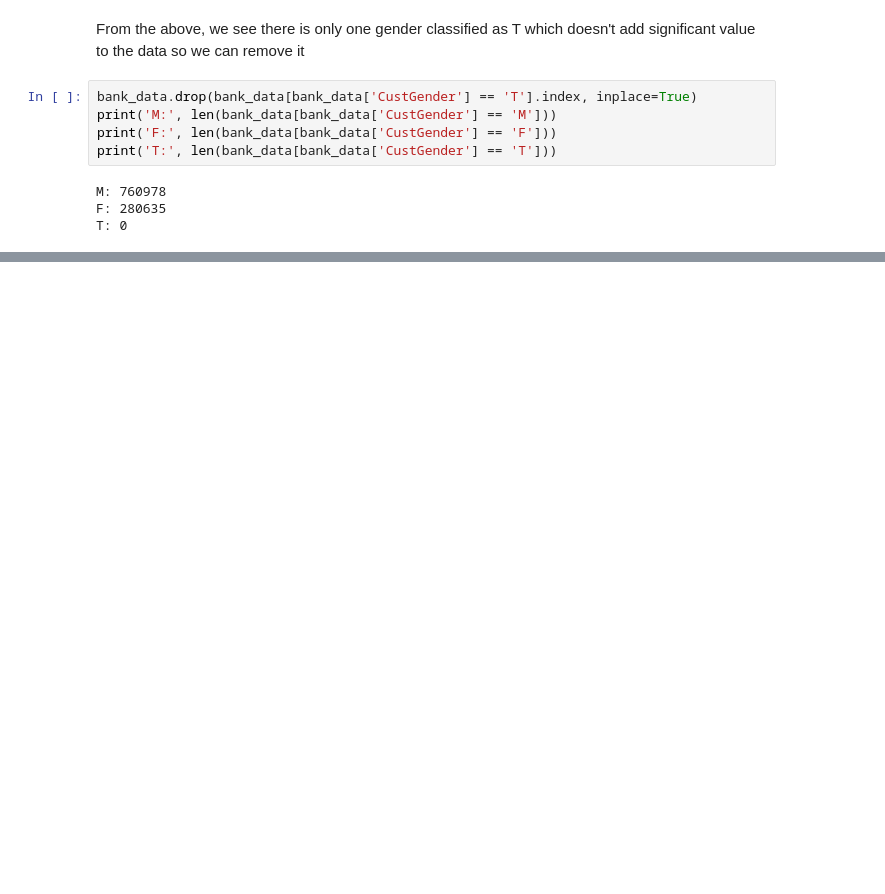
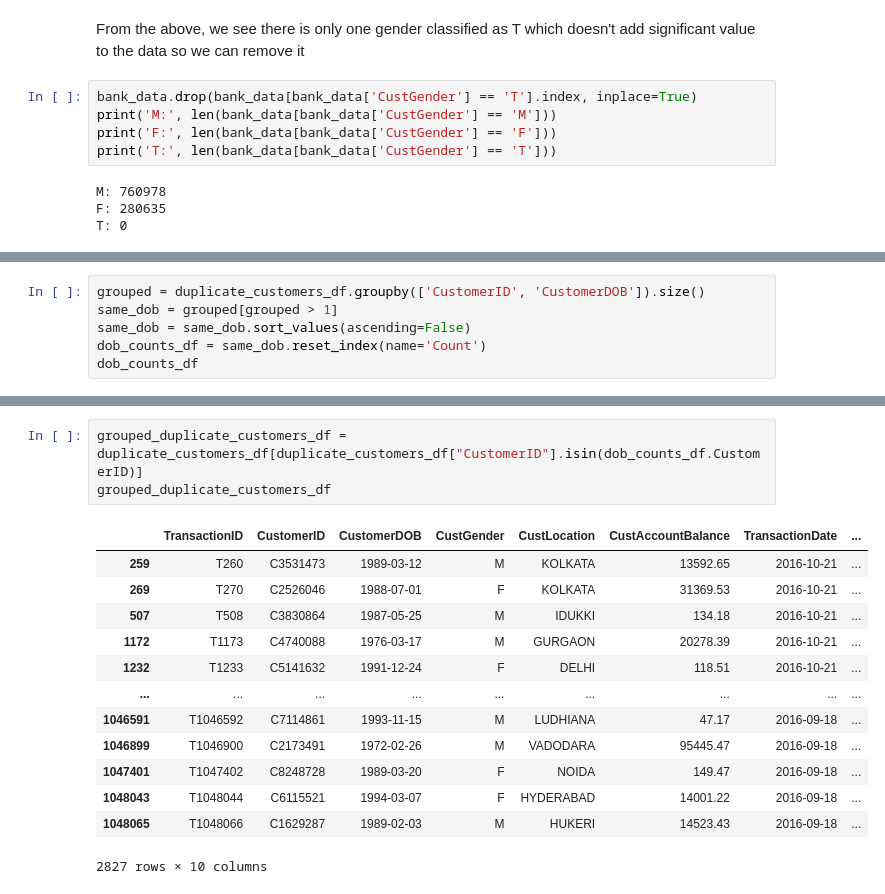
Before and after one commit to m1hammad/customer_segmentation, a Jupyter notebook: cust-seg.ipynb, the cells around one changed output, grey strips where cells are left out. Drawn from its saved outputs; the diff is of its cells as text; blank space fills up the shorter version.

```diff
--- a/cust-seg.ipynb
+++ b/cust-seg.ipynb
@@ -119,0 +218,6 @@ Length: 141961, dtype: int64
+# %%
+grouped = duplicate_customers_df.groupby(['CustomerID', 'CustomerDOB']).size()
+same_dob = grouped[grouped > 1]
+same_dob = same_dob.sort_values(ascending=False)
+dob_counts_df = same_dob.reset_index(name='Count')
+dob_counts_df
@@ -119,0 +237,17 @@ Length: 141961, dtype: int64
+# %%
+grouped_duplicate_customers_df = duplicate_customers_df[duplicate_customers_df["CustomerID"].isin(dob_counts_df.CustomerID)]
+grouped_duplicate_customers_df
+# %% [output]
+|  | TransactionID | CustomerID | CustomerDOB | CustGender | CustLocation | CustAccountBalance | TransactionDate | ... |
+| 259 | T260 | C3531473 | 1989-03-12 | M | KOLKATA | 13592.65 | 2016-10-21 | ... |
+| 269 | T270 | C2526046 | 1988-07-01 | F | KOLKATA | 31369.53 | 2016-10-21 | ... |
+| 507 | T508 | C3830864 | 1987-05-25 | M | IDUKKI | 134.18 | 2016-10-21 | ... |
+| 1172 | T1173 | C4740088 | 1976-03-17 | M | GURGAON | 20278.39 | 2016-10-21 | ... |
+| 1232 | T1233 | C5141632 | 1991-12-24 | F | DELHI | 118.51 | 2016-10-21 | ... |
+| ... | ... | ... | ... | ... | ... | ... | ... | ... |
+| 1046591 | T1046592 | C7114861 | 1993-11-15 | M | LUDHIANA | 47.17 | 2016-09-18 | ... |
+| 1046899 | T1046900 | C2173491 | 1972-02-26 | M | VADODARA | 95445.47 | 2016-09-18 | ... |
+| 1047401 | T1047402 | C8248728 | 1989-03-20 | F | NOIDA | 149.47 | 2016-09-18 | ... |
+| 1048043 | T1048044 | C6115521 | 1994-03-07 | F | HYDERABAD | 14001.22 | 2016-09-18 | ... |
+| 1048065 | T1048066 | C1629287 | 1989-02-03 | M | HUKERI | 14523.43 | 2016-09-18 | ... |
+2827 rows × 10 columns
```
Also changed, not shown: parts of 13 cells of this notebook.
